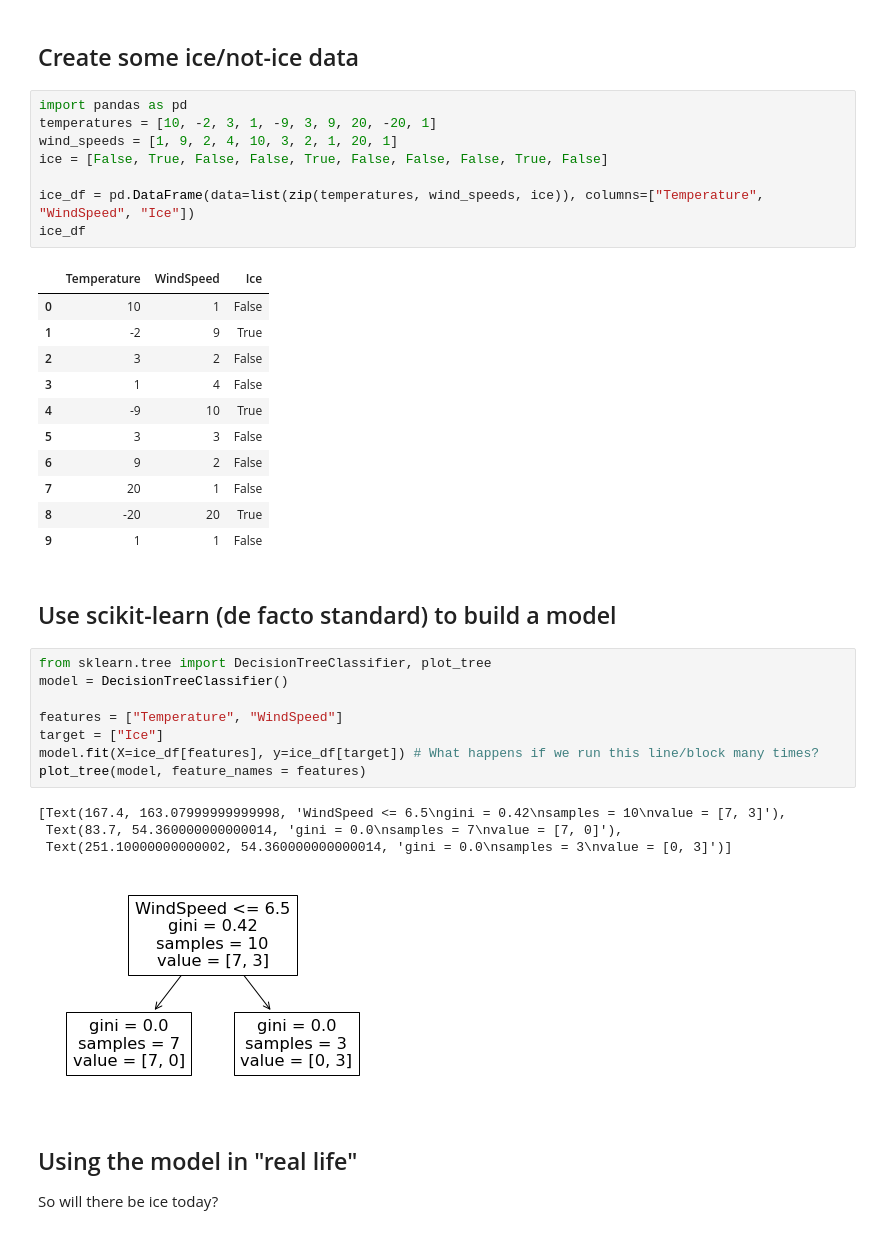
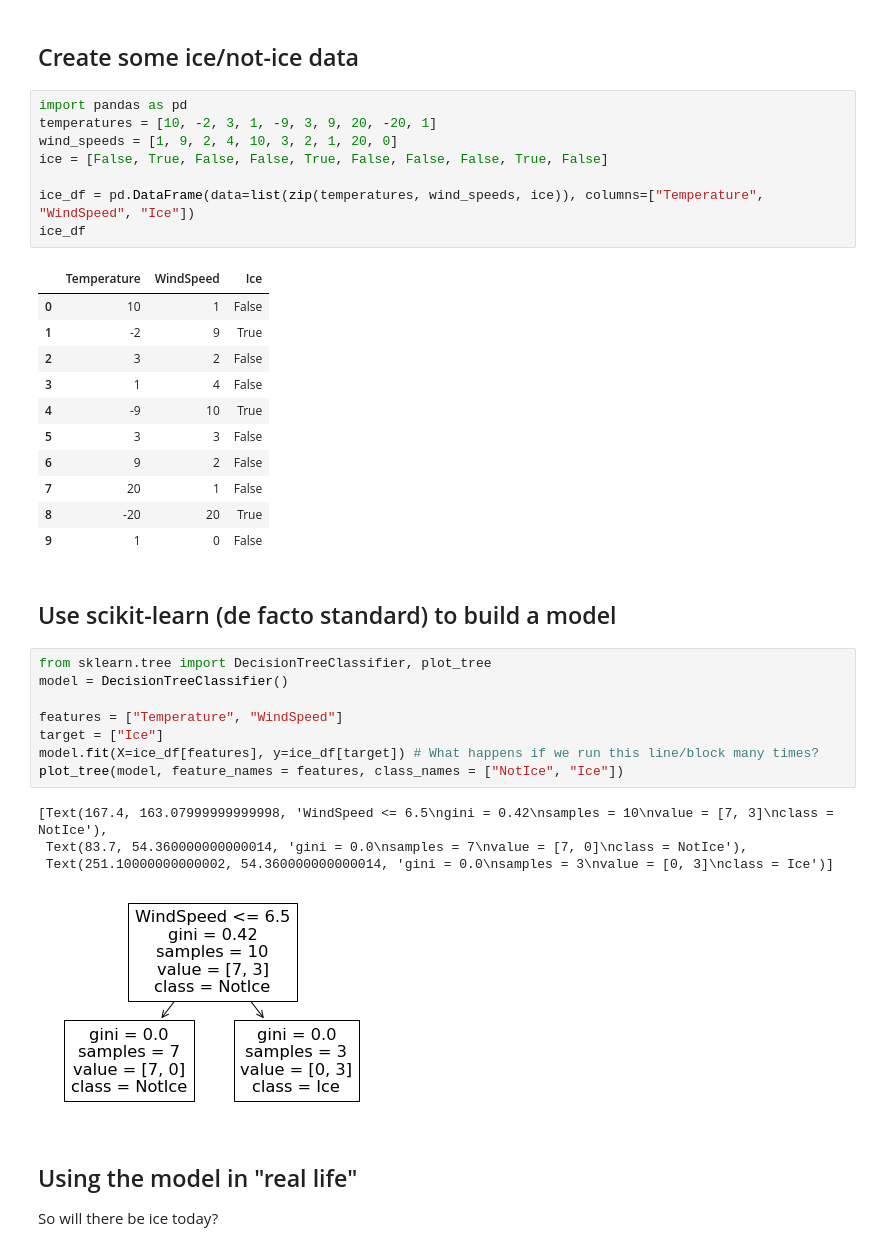
Before and after one commit to flikka/ml-intro, a Jupyter notebook: IcePrediction.ipynb, the cells around one changed output. Saved outputs shown, nothing was run; the diff lists cells and outputs as text.

```diff
--- a/IcePrediction.ipynb
+++ b/IcePrediction.ipynb
@@ -8,7 +8,7 @@
 # %%
 import pandas as pd
 temperatures = [10, -2, 3, 1, -9, 3, 9, 20, -20, 1]
-wind_speeds = [1, 9, 2, 4, 10, 3, 2, 1, 20, 1]
+wind_speeds = [1, 9, 2, 4, 10, 3, 2, 1, 20, 0]
 ice = [False, True, False, False, True, False, False, False, True, False]
 
 ice_df = pd.DataFrame(data=list(zip(temperatures, wind_speeds, ice)), columns=["Temperature", "WindSpeed", "Ice"])
@@ -24,22 +24,22 @@ ice_df
 | 6 | 9 | 2 | False |
 | 7 | 20 | 1 | False |
 | 8 | -20 | 20 | True |
-| 9 | 1 | 1 | False |
+| 9 | 1 | 0 | False |
 # %% [markdown]
 ## Use scikit-learn (de facto standard) to build a model
 # %%
 from sklearn.tree import DecisionTreeClassifier, plot_tree
 model = DecisionTreeClassifier()
 
 features = ["Temperature", "WindSpeed"]
 target = ["Ice"]
 model.fit(X=ice_df[features], y=ice_df[target]) # What happens if we run this line/block many times?
-plot_tree(model, feature_names = features)
+plot_tree(model, feature_names = features, class_names = ["NotIce", "Ice"])
 # %% [output]
-[Text(167.4, 163.07999999999998, 'WindSpeed <= 6.5\ngini = 0.42\nsamples = 10\nvalue = [7, 3]'),
- Text(83.7, 54.360000000000014, 'gini = 0.0\nsamples = 7\nvalue = [7, 0]'),
- Text(251.10000000000002, 54.360000000000014, 'gini = 0.0\nsamples = 3\nvalue = [0, 3]')]
+[Text(167.4, 163.07999999999998, 'WindSpeed <= 6.5\ngini = 0.42\nsamples = 10\nvalue = [7, 3]\nclass = NotIce'),
+ Text(83.7, 54.360000000000014, 'gini = 0.0\nsamples = 7\nvalue = [7, 0]\nclass = NotIce'),
+ Text(251.10000000000002, 54.360000000000014, 'gini = 0.0\nsamples = 3\nvalue = [0, 3]\nclass = Ice')]
-[figure, old version]
+[figure, new version]
 # %% [markdown]
 ## Using the model in "real life"
 So will there be ice today?
```
Also changed, not shown: parts of 10 cells of this notebook.
